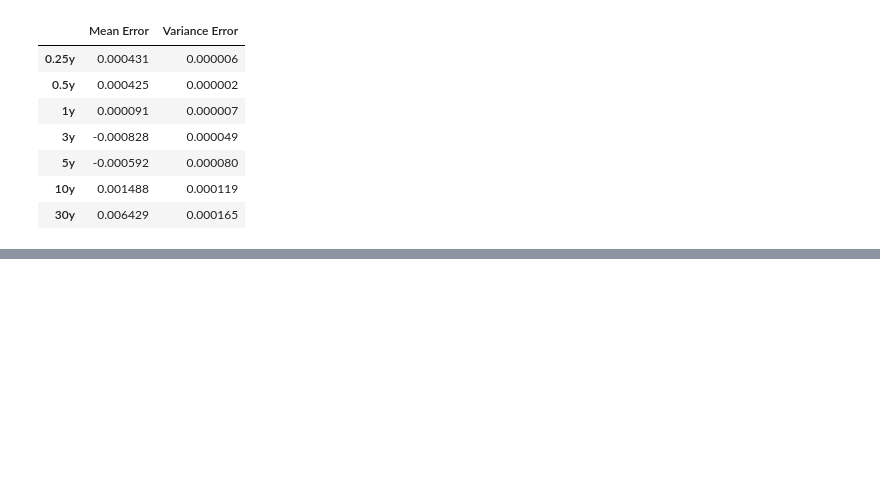
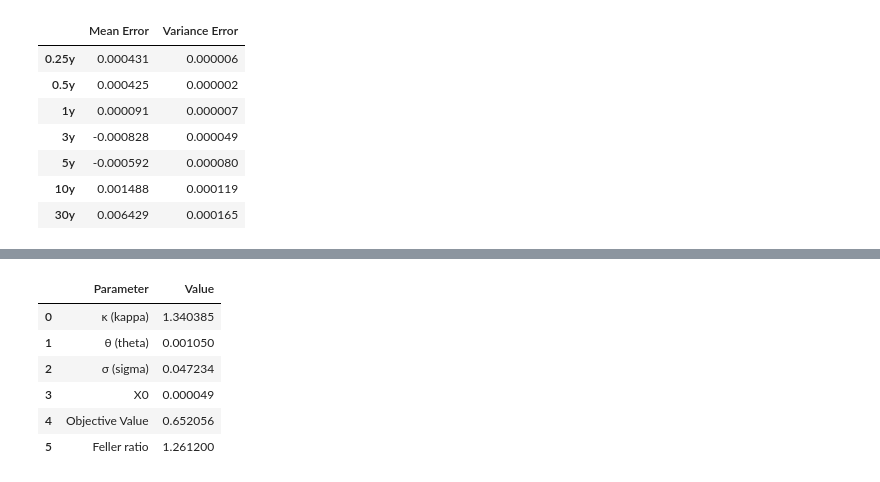
Before and after one commit to fangsitang/fixed_income, a Jupyter notebook: main_with_kalman.ipynb, the cells around one changed output, grey strips where cells are left out. Cells and saved outputs as stored; diff of their text form; code cells hidden in the pictures; blank space fills up the shorter version.

```diff
--- a/main_with_kalman.ipynb
+++ b/main_with_kalman.ipynb
@@ -1770,0 +1653,10 @@ error_summary
+# %%
+calibration_df
+# %% [output]
+|  | Parameter | Value |
+| 0 | κ (kappa) | 1.340385 |
+| 1 | θ (theta) | 0.001050 |
+| 2 | σ (sigma) | 0.047234 |
+| 3 | X0 | 0.000049 |
+| 4 | Objective Value | 0.652056 |
+| 5 | Feller ratio | 1.261200 |
```
Also changed, not shown: parts of 2 cells of this notebook.
